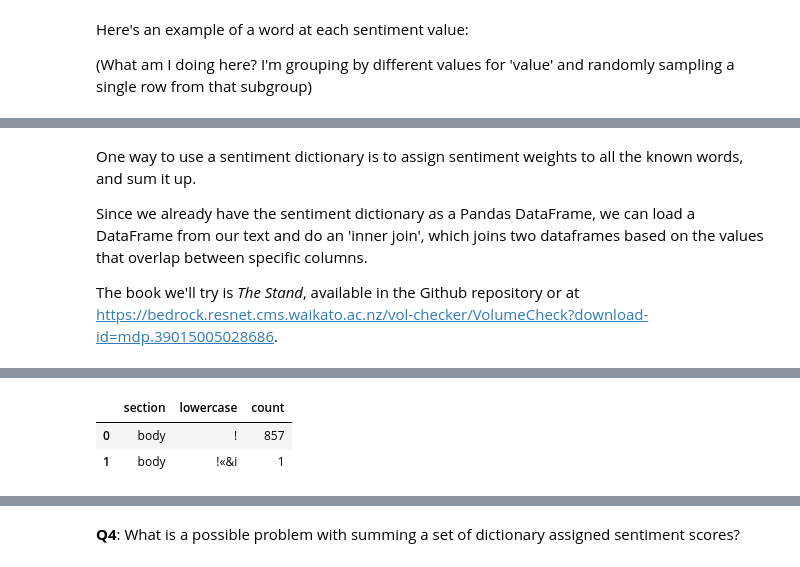
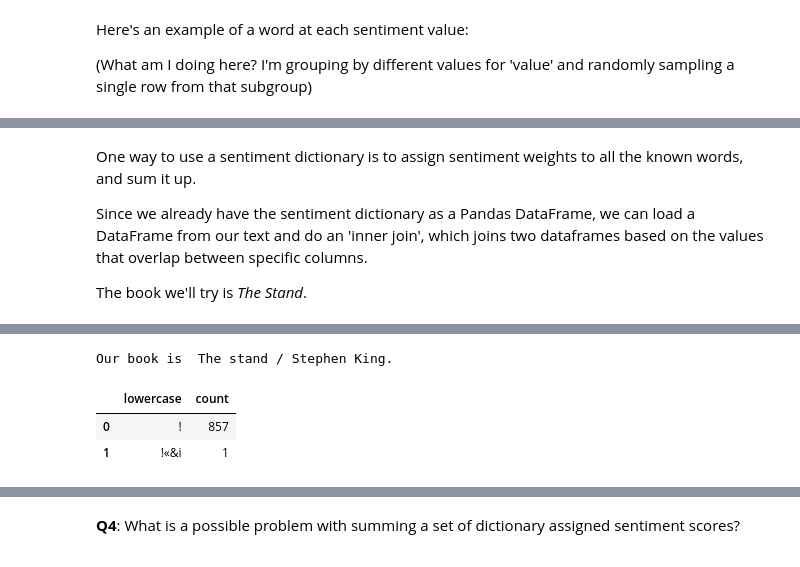
Before and after one commit to organisciak/Text-Mining-Course, a Jupyter notebook: labs/Lab 9 - Dimensionality Reduction and Sentiment Analysis.ipynb, the cells around one changed output, grey strips where cells are left out. Saved outputs shown, nothing was run; the diff lists cells and outputs as text; code cells hidden in the pictures.

```diff
--- a/labs/Lab 9 - Dimensionality Reduction and Sentiment Analysis.ipynb
+++ b/labs/Lab 9 - Dimensionality Reduction and Sentiment Analysis.ipynb
@@ -180,4 +181,4 @@ One way to use a sentiment dictionary is to assign sentiment weights to all the
 
 Since we already have the sentiment dictionary as a Pandas DataFrame, we can load a DataFrame from our text and do an 'inner join', which joins two dataframes based on the values that overlap between specific columns.
 
-The book we'll try is _The Stand_, available in the Github repository or at https://bedrock.resnet.cms.waikato.ac.nz/vol-checker/VolumeCheck?download-id=mdp.39015005028686.
+The book we'll try is _The Stand_.
@@ -184,11 +188,10 @@ The book we'll try is _The Stand_, available in the Github repository or at http
 # %%
 # Load a volume
 from htrc_features import FeatureReader
-fr = FeatureReader('../data/contemporary_books/dataset_files/mdp.39015005028686.json.bz2')
+fr = FeatureReader('mdp.39015005028686')
 vol = fr.first()
 
-print("Our book is ", vol.title)
-
-df = vol.tokenlist(pos=False, pages=False, case=False).reset_index()
+print("\nOur book is ", vol.title)
+df = vol.tokenlist(pos=False, pages=False, case=False, drop_section=True).reset_index()
 df.head(2)
 # %% [output]
@@ -196,6 +199,7 @@ Our book is  The stand / Stephen King.
+Our book is  The stand / Stephen King.
-|  | section | lowercase | count |
-| 0 | body | ! | 857 |
-| 1 | body | !«&i | 1 |
+|  | lowercase | count |
+| 0 | ! | 857 |
+| 1 | !«&i | 1 |
 # %% [markdown]
 Inner join is possible with `pd.merge(dataframe1, dataframe2)`.
 
```
Also changed, not shown: parts of 16 cells of this notebook.
